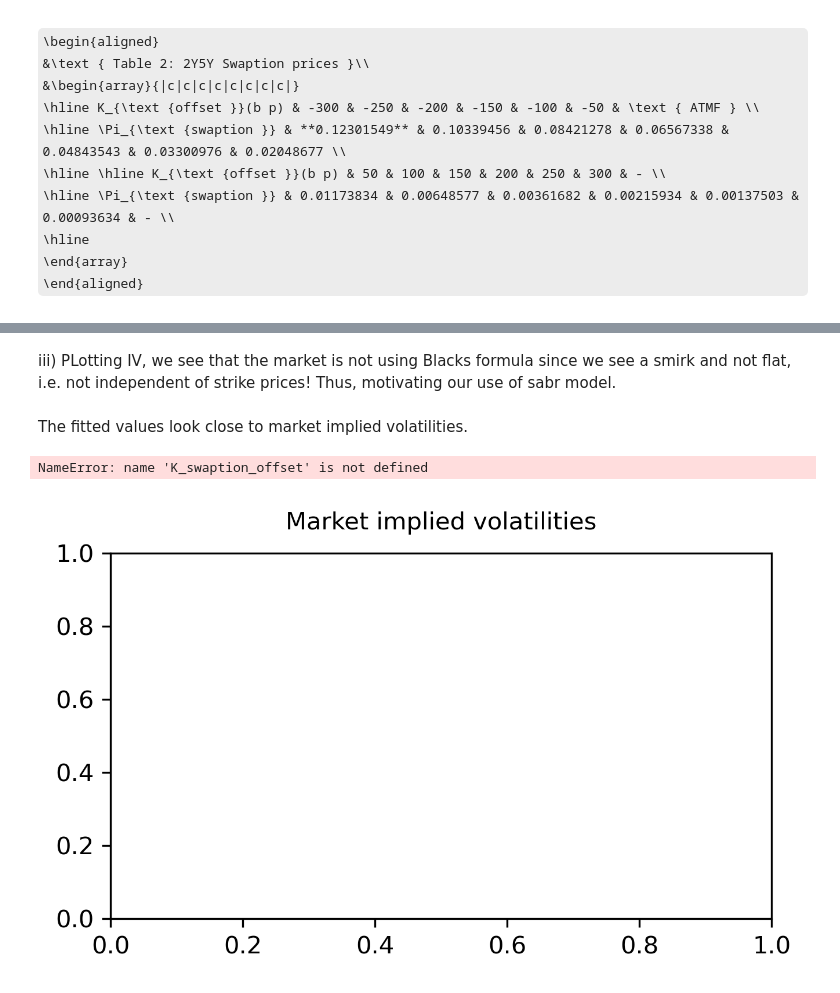
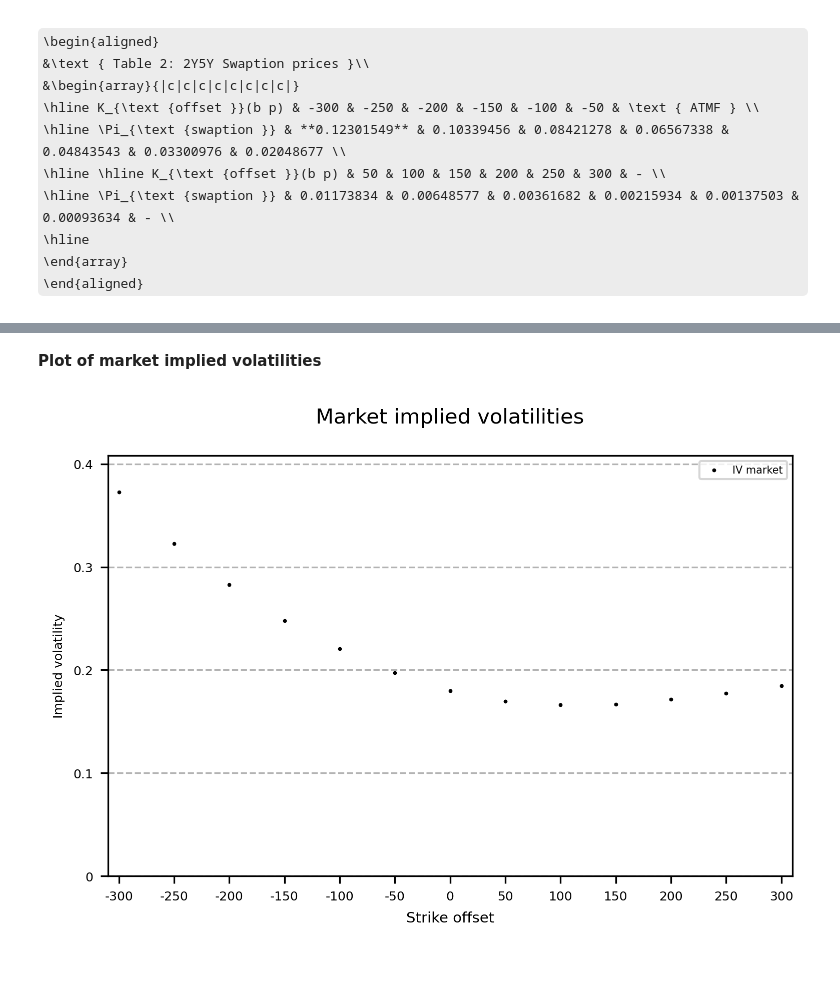
Before and after one commit to HansChristianPOLIT/Fixed-Income-Derivatives, a Jupyter notebook: SABRprep.ipynb, the cells around one changed output, grey strips where cells are left out. Drawn from its saved outputs; the diff is of its cells as text; code cells hidden in the pictures; some formulas as TeX source.

```diff
--- a/SABRprep.ipynb
+++ b/SABRprep.ipynb
@@ -63,7 +58,0 @@ ii) to compute Black IV we use function
-# %%
-iv, K = np.zeros([N_swaption]), np.zeros([N_swaption])
-for i in range(0,N_swaption):
-    K[i] = R_swap + K_swaption_offset[i]/10000
-    iv[i] = fid.black_swaption_iv(price_swaption[i],T[idx_exer],K[i],S_swap,R_swap,type = "call", iv0 = 0.2, max_iter = 1000, prec = 1.0e-12)
-print(f"Implied volatilities deduced from market prices:")
-print(iv) # i.e. the choice of sigma reproducing price showed into  C in the black_swaption_iv
@@ -71,0 +61,4 @@ remember to adjust iv0, initial guess of iv, if we get NaN
+# %%
+S_swap = 0
+for i in range(idx_exer+1,idx_mat + 1):
+    S_swap += alpha*p[i]
@@ -71,0 +67,3 @@ remember to adjust iv0, initial guess of iv, if we get NaN
+# %%
+R_swap = (p[idx_exer] - p[idx_mat])/S_swap
+print(f"accrual factor: {S_swap}, 2Y5Y par swap rate: {R_swap}")
@@ -71,0 +76,7 @@ remember to adjust iv0, initial guess of iv, if we get NaN
+# %%
+# remember to adjust iv0, initial guess of iv, if we get NaN
+K, iv_market = np.zeros([N_swaption]), np.zeros([N_swaption])
+for i in range(0,N_swaption):
+    K[i] = R_swap + K_swaption_offset[i]/10000
+    iv_market[i] = fid.black_swaption_iv(price_market[i],T[idx_exer],K[i],S_swap,R_swap,type = "call", iv0 = 0.25, max_iter = 1000, prec = 1.0e-12)
+print(iv_market)
@@ -72,34 +87,25 @@ remember to adjust iv0, initial guess of iv, if we get NaN
 # %% [markdown]
-iii) PLotting IV, we see that the market is not using Blacks formula since we see a smirk and not flat, i.e. not independent of strike prices! Thus, motivating our use of sabr model.
+**Plot of market implied volatilities**
-# %% [markdown]
-The fitted values look close to market implied volatilities.
-# %%
-# Plot of market implied volatilities
-fig = plt.figure(constrained_layout=False, dpi = 300, figsize = (5,3))
-fig.suptitle(f"Market implied volatilities", fontsize = 10)
-gs = fig.add_gridspec(nrows=1,ncols=1,left=0.12,bottom=0.2,right=0.88,top=0.90,wspace=0,hspace=0)
-ax = fig.add_subplot(gs[0,0])
-
-xticks = K_swaption_offset
-ax.set_xticks(xticks)
-ax.set_xticklabels(xticks,fontsize = 6)
-ax.set_xlim([xticks[0]-0.02,xticks[-1]+0.02])
-plt.xlabel(f"Strike offset",fontsize = 7)
-ax.set_yticks([0,0.1,0.2,0.3,0.4])
-ax.set_yticklabels([0,0.1,0.2,0.3,0.4],fontsize = 6)
-ax.set_ylim([0,0.408])
-# plt.ylabel(f"Delta",fontsize = 6)
-plt.grid(axis = 'y', which='major', color=(0.7,0.7,0.7,0), linestyle='--')
-# plt.minorticks_on()
-# plt.grid(which='minor', color='grey', linestyle='--')
-# ax.set_ylabel(f"",fontsize = 6)
-p1 = ax.scatter(K_swaption_offset, iv, s = 3, color = 'black', marker = ".",label="IV market")
-# p2 = ax.scatter(T[1:], L[1:], s = 3, color = 'red', marker = ".",label="forward rates")
-plots = [p1]
-labels = [item.get_label() for item in plots]
-ax.legend(plots,labels,loc="upper right",fontsize = 5)
-
-# plt.show()
-# %% [output]
-NameError: name 'K_swaption_offset' is not defined
-[figure, removed]
+# %%
+fig = plt.figure(constrained_layout=False, dpi = 300, figsize = (6,4))
+fig.suptitle(f"Market implied volatilities", fontsize = 10)
+gs = fig.add_gridspec(nrows=1,ncols=1,left=0.12,bottom=0.2,right=0.88,top=0.90,wspace=0,hspace=0)
+ax = fig.add_subplot(gs[0,0])
+xticks = K_swaption_offset
+ax.set_xticks(xticks)
+ax.set_xticklabels(xticks,fontsize = 6)
+ax.set_xlim([xticks[0]-10,xticks[-1]+10])
+plt.xlabel(f"Strike offset",fontsize = 7)
+ax.set_yticks([0,0.1,0.2,0.3,0.4])
+ax.set_yticklabels([0,0.1,0.2,0.3,0.4],fontsize = 6)
+ax.set_ylim([0,0.408])
+# plt.ylabel(f"Delta",fontsize = 7)
+plt.grid(axis = 'y', which='major', color=(0.7,0.7,0.7,0), linestyle='--')
+ax.set_ylabel(f"Implied volatility",fontsize = 6)
+p1 = ax.scatter(K_swaption_offset, iv_market, s = 3, color = 'black', marker = ".",label="IV market")
+plots = [p1]
+labels = [item.get_label() for item in plots]
+ax.legend(plots,labels,loc="upper right",fontsize = 5)
+plt.show()
+# %% [output]
+[figure, added]
```
Also changed, not shown: parts of 69 cells of this notebook.
